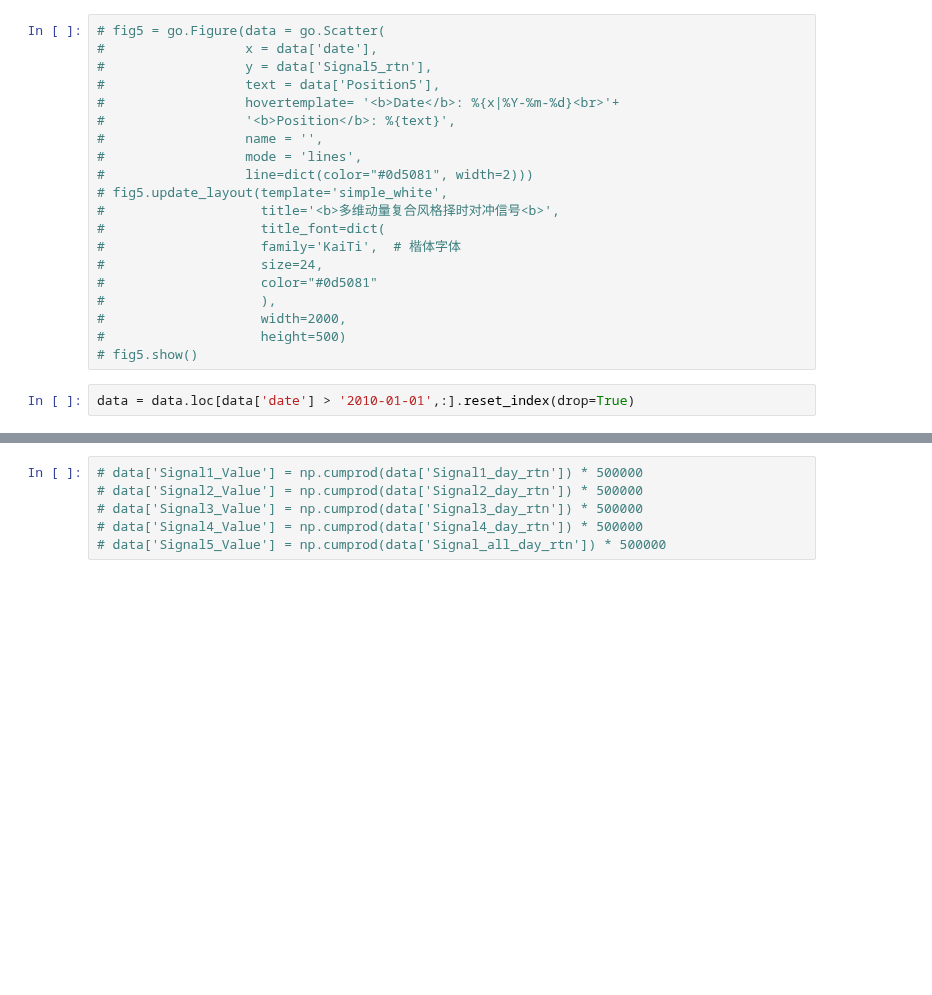
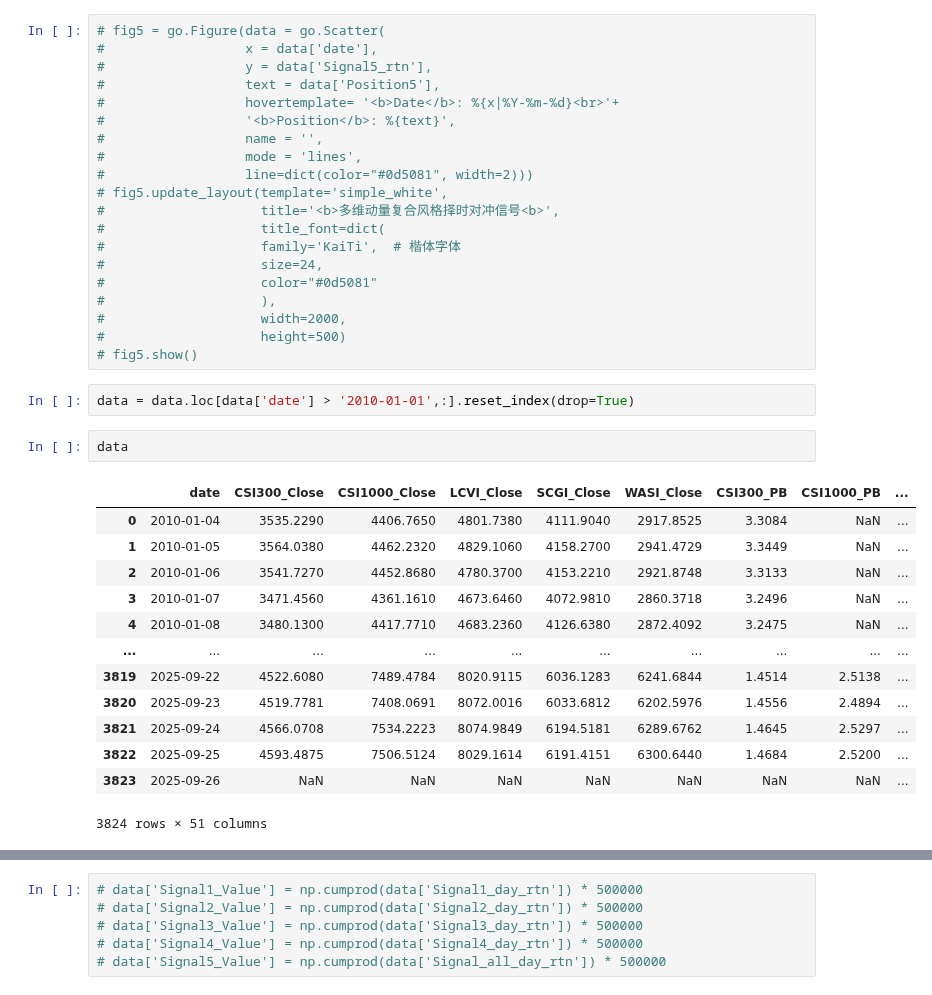
Before and after one commit to SGPPellow/Stock_Index_Futures_Timing_Strategy, a Jupyter notebook: Stock_Index_Futures_Timing_Strategy.ipynb, the cells around one changed output, grey strips where cells are left out. Saved outputs shown, nothing was run; the diff lists cells and outputs as text; blank space fills up the shorter version.

```diff
--- a/Stock_Index_Futures_Timing_Strategy.ipynb
+++ b/Stock_Index_Futures_Timing_Strategy.ipynb
@@ -309,6 +342,22 @@ data = data.apply(signal5_row, axis = 1)
 # fig5.show()
 # %%
 data = data.loc[data['date'] > '2010-01-01',:].reset_index(drop=True)
+# %%
+data
+# %% [output]
+|  | date | CSI300_Close | CSI1000_Close | LCVI_Close | SCGI_Close | WASI_Close | CSI300_PB | CSI1000_PB | ... |
+| 0 | 2010-01-04 | 3535.2290 | 4406.7650 | 4801.7380 | 4111.9040 | 2917.8525 | 3.3084 | NaN | ... |
+| 1 | 2010-01-05 | 3564.0380 | 4462.2320 | 4829.1060 | 4158.2700 | 2941.4729 | 3.3449 | NaN | ... |
+| 2 | 2010-01-06 | 3541.7270 | 4452.8680 | 4780.3700 | 4153.2210 | 2921.8748 | 3.3133 | NaN | ... |
+| 3 | 2010-01-07 | 3471.4560 | 4361.1610 | 4673.6460 | 4072.9810 | 2860.3718 | 3.2496 | NaN | ... |
+| 4 | 2010-01-08 | 3480.1300 | 4417.7710 | 4683.2360 | 4126.6380 | 2872.4092 | 3.2475 | NaN | ... |
+| ... | ... | ... | ... | ... | ... | ... | ... | ... | ... |
+| 3819 | 2025-09-22 | 4522.6080 | 7489.4784 | 8020.9115 | 6036.1283 | 6241.6844 | 1.4514 | 2.5138 | ... |
+| 3820 | 2025-09-23 | 4519.7781 | 7408.0691 | 8072.0016 | 6033.6812 | 6202.5976 | 1.4556 | 2.4894 | ... |
+| 3821 | 2025-09-24 | 4566.0708 | 7534.2223 | 8074.9849 | 6194.5181 | 6289.6762 | 1.4645 | 2.5297 | ... |
+| 3822 | 2025-09-25 | 4593.4875 | 7506.5124 | 8029.1614 | 6191.4151 | 6300.6440 | 1.4684 | 2.5200 | ... |
+| 3823 | 2025-09-26 | NaN | NaN | NaN | NaN | NaN | NaN | NaN | ... |
+3824 rows × 51 columns
 # %%
 data.iloc[-10:,[0,-1]].reset_index(drop = True)
 # %% [output]
```
Also changed, not shown: parts of 16 cells of this notebook, 5 other files.
